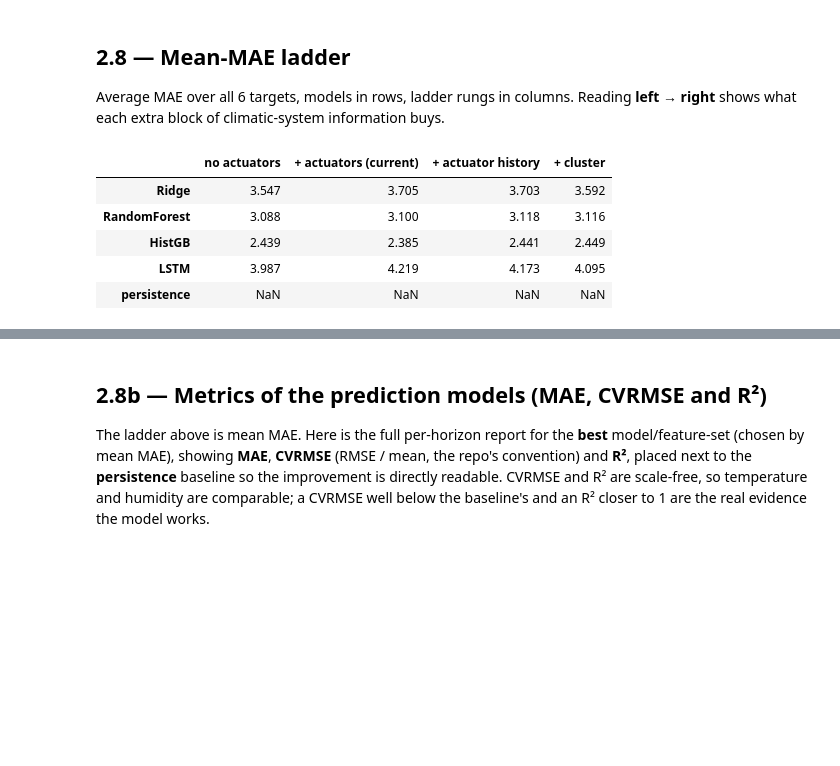
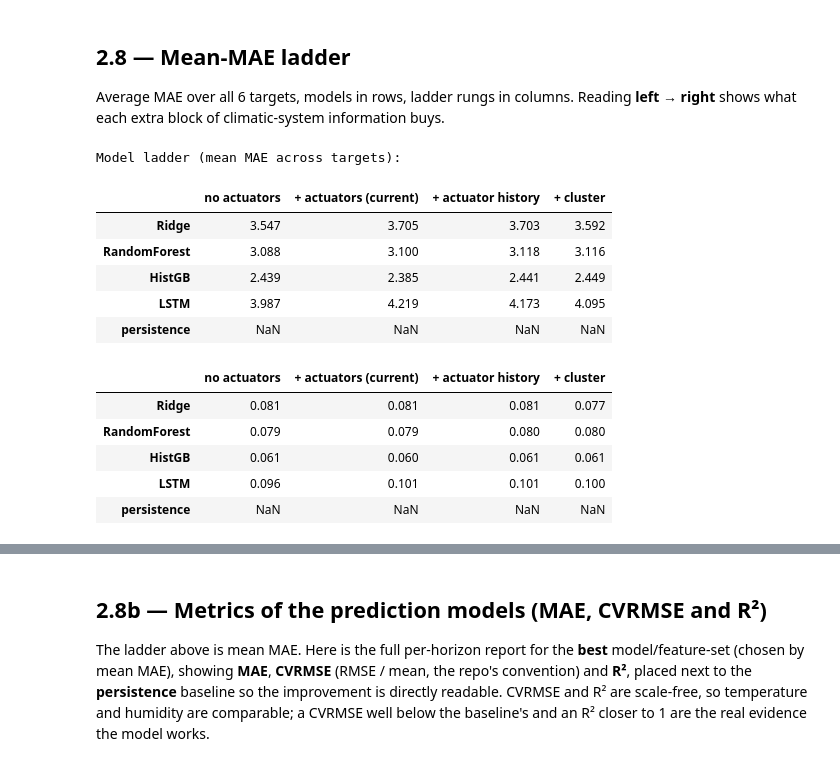
Before and after one commit to yuye188/Osiris-Greenhouse-UMU, a Jupyter notebook: 02. prediction models.ipynb, the cells around one changed output, grey strips where cells are left out. Drawn from its saved outputs; the diff is of its cells as text; code cells hidden in the pictures; blank space fills up the shorter version.

```diff
--- a/02. prediction models.ipynb
+++ b/02. prediction models.ipynb
@@ -268,6 +268,7 @@ trained LSTM on 4 feature-set rungs
 
 Average MAE over all 6 targets, models in rows, ladder rungs in columns. Reading **left → right** shows what each extra block of climatic-system information buys.
 # %%
+print("Model ladder (mean MAE across targets):")
 ladder = pd.DataFrame(
     {fs: {m: results[(m, fs)]["MAE"].mean() for m in ["Ridge","RandomForest","HistGB","LSTM"]}
      for fs in feature_sets})
@@ -275,9 +276,24 @@ ladder.loc["persistence"] = np.nan
 ladder = ladder[list(feature_sets)]
 ladder.round(3)
 # %% [output]
+Model ladder (mean MAE across targets):
 |  | no actuators | + actuators (current) | + actuator history | + cluster |
 | Ridge | 3.547 | 3.705 | 3.703 | 3.592 |
 | RandomForest | 3.088 | 3.100 | 3.118 | 3.116 |
 | HistGB | 2.439 | 2.385 | 2.441 | 2.449 |
 | LSTM | 3.987 | 4.219 | 4.173 | 4.095 |
 | persistence | NaN | NaN | NaN | NaN |
+# %%
+ladder = pd.DataFrame(
+    {fs: {m: results[(m, fs)]["CVRMSE"].mean() for m in ["Ridge","RandomForest","HistGB","LSTM"]}
+     for fs in feature_sets})
+ladder.loc["persistence"] = np.nan
+ladder = ladder[list(feature_sets)]
+ladder.round(3)
+# %% [output]
+|  | no actuators | + actuators (current) | + actuator history | + cluster |
+| Ridge | 0.081 | 0.081 | 0.081 | 0.077 |
+| RandomForest | 0.079 | 0.079 | 0.080 | 0.080 |
+| HistGB | 0.061 | 0.060 | 0.061 | 0.061 |
+| LSTM | 0.096 | 0.101 | 0.101 | 0.100 |
+| persistence | NaN | NaN | NaN | NaN |
```
Also changed, not shown: parts of 4 cells of this notebook, 46 other files.
